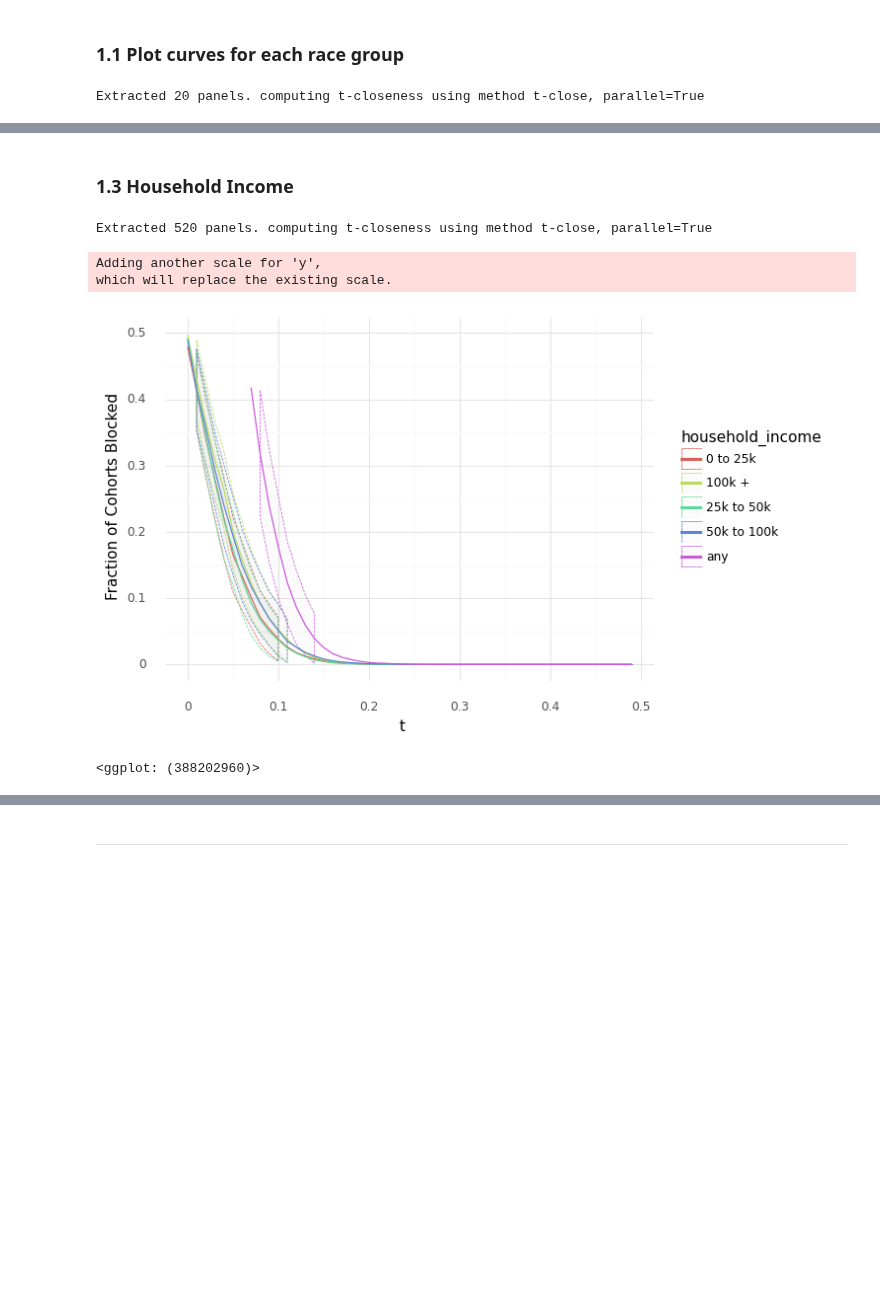
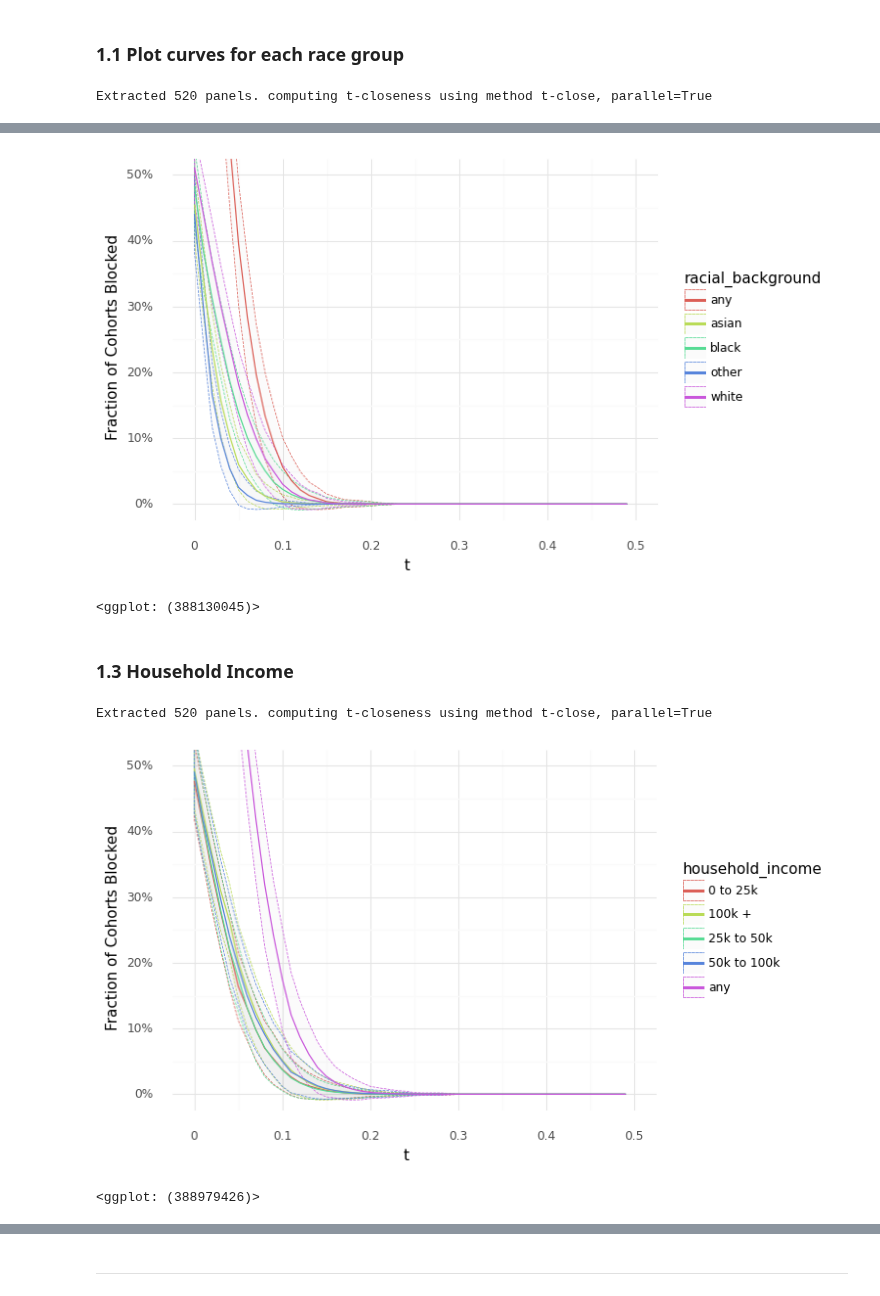
Before and after one commit to aberke/floc-analysis, a Jupyter notebook: notebooks/t-closeness.ipynb, the cells around one changed output, grey strips where cells are left out. Saved outputs shown, nothing was run; the diff lists cells and outputs as text; code cells hidden in the pictures; blank space fills up the shorter version.

Commit message:
Adds plots to notebook

```diff
--- a/notebooks/t-closeness.ipynb
+++ b/notebooks/t-closeness.ipynb
@@ -177,7 +177,7 @@ def plot_t_closeness_curves(all_panels_df, demo_col, n_panels=None, parallel=Tru
         x="t") +
      theme_minimal() +
      scale_y_continuous(labels=lambda l: ["%d%%" % (v * 100) for v in l]) +
-     coord_cartesian(ylim = c(0, 0.5), xlim = c(0,0.5))
+     coord_cartesian(ylim = (0, 0.5), xlim = (0,0.5))
     # xlim(0, 0.5)
     )
 # %% [markdown]
@@ -200,6 +200,6 @@ read in all panels: 3302090 total rows
 ### 1.1 Plot curves for each race group
 # %%
 %%time
-plot_t_closeness_curves(all_panels_df, 'racial_background', n_panels=20)
+plot_t_closeness_curves(all_panels_df, 'racial_background', n_panels=None)
 # %% [output]
-Extracted 20 panels. computing t-closeness using method t-close, parallel=True
+Extracted 520 panels. computing t-closeness using method t-close, parallel=True
@@ -206,10 +208,10 @@ Extracted 20 panels. computing t-closeness using method t-close, parallel=True
+[figure, added]
+<ggplot: (388130045)>
 # %% [markdown]
 ### 1.3 Household Income
 # %%
 plot_t_closeness_curves(all_panels_df, 'household_income', n_panels=None)
 # %% [output]
 Extracted 520 panels. computing t-closeness using method t-close, parallel=True
+[figure, new version]
-Adding another scale for 'y',
-which will replace the existing scale.
+<ggplot: (388979426)>
-[figure, old version]
-<ggplot: (388202960)>
```
Also changed, not shown: parts of 4 cells of this notebook.
